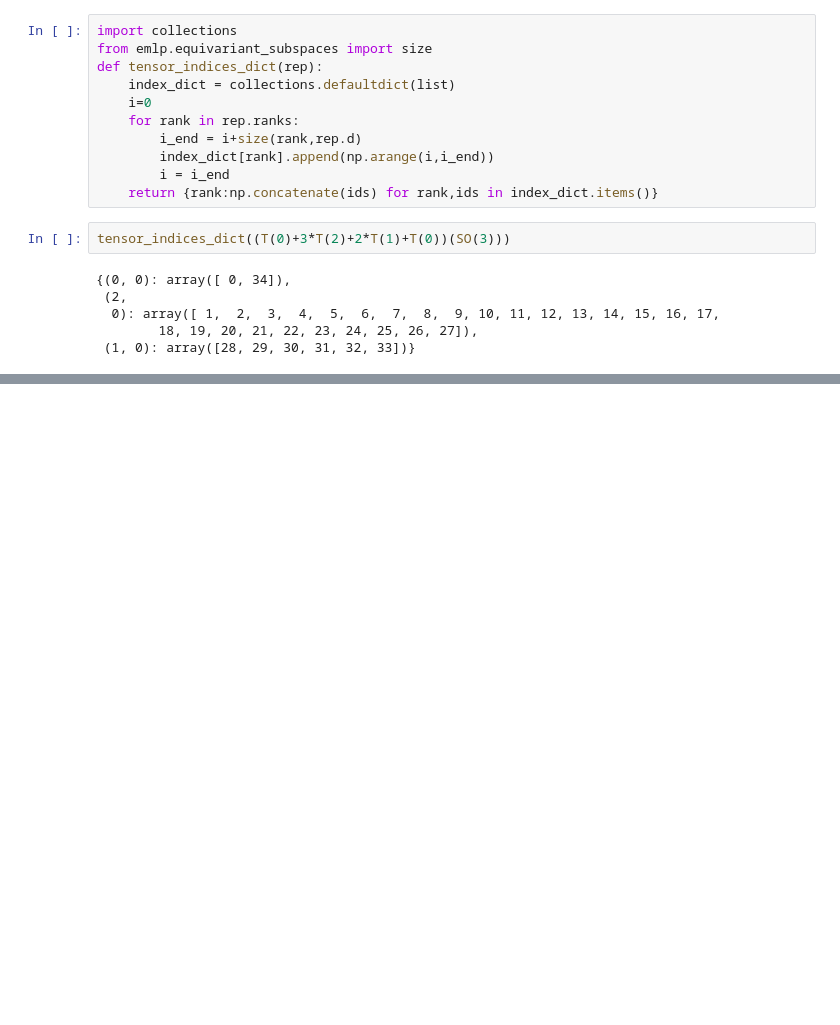
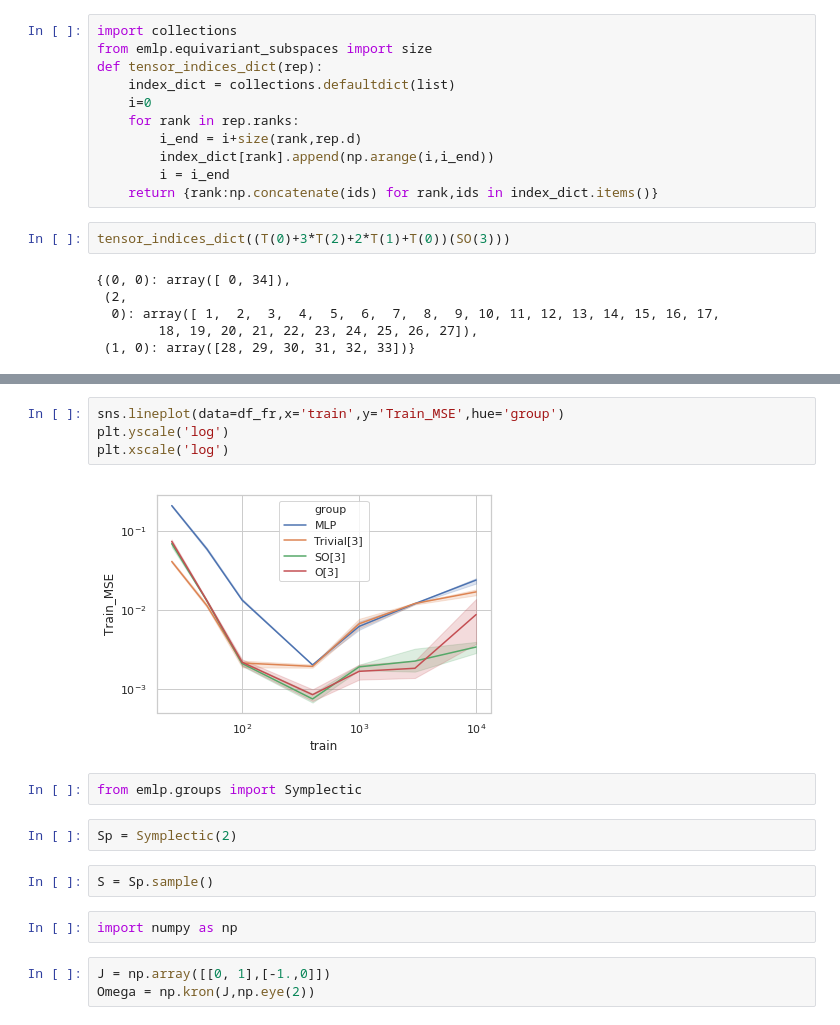
Before and after one commit to mfinzi/equivariant-MLP, a Jupyter notebook: emlp_toy.ipynb, the cells around one changed output, grey strips where cells are left out. Saved outputs shown, nothing was run; the diff lists cells and outputs as text; blank space fills up the shorter version.

```diff
--- a/emlp_toy.ipynb
+++ b/emlp_toy.ipynb
@@ -440,0 +478,17 @@ tensor_indices_dict((T(0)+3*T(2)+2*T(1)+T(0))(SO(3)))
+# %%
+sns.lineplot(data=df_fr,x='train',y='Train_MSE',hue='group')
+plt.yscale('log')
+plt.xscale('log')
+# %% [output]
+[figure, added]
+# %%
+from emlp.groups import Symplectic
+# %%
+Sp = Symplectic(2)
+# %%
+S = Sp.sample()
+# %%
+import numpy as np
+# %%
+J = np.array([[0, 1],[-1.,0]])
+Omega = np.kron(J,np.eye(2))
```
Also changed, not shown: parts of 28 cells of this notebook.
